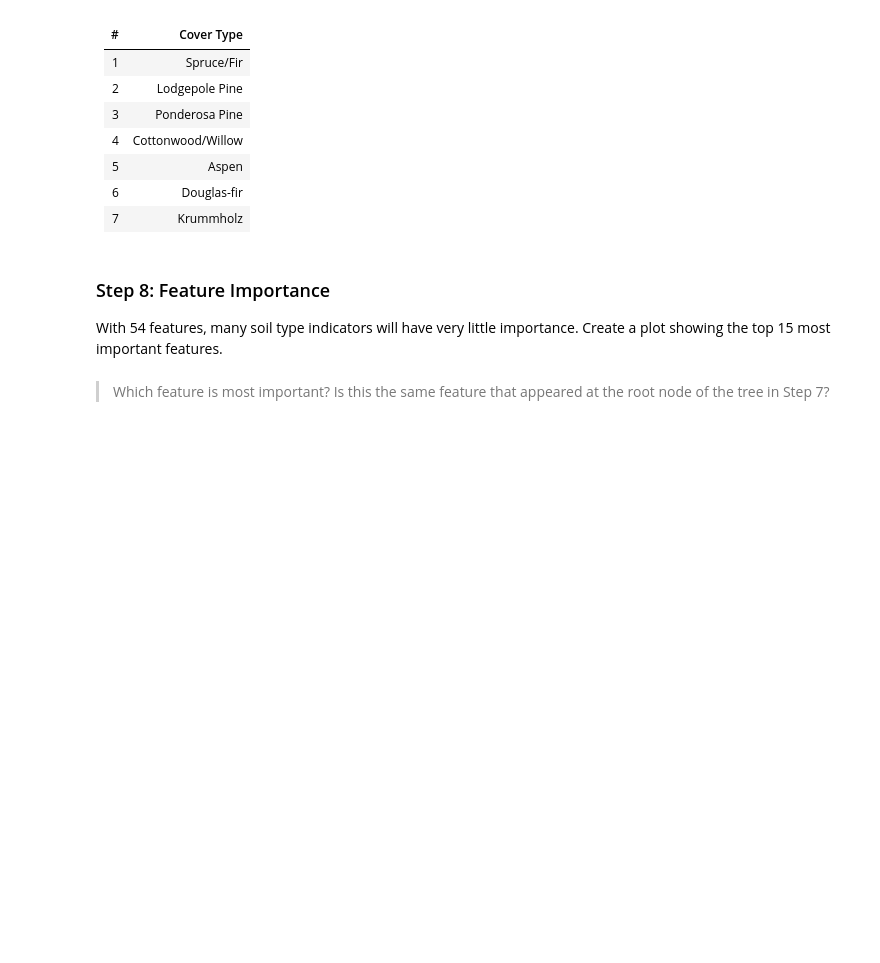
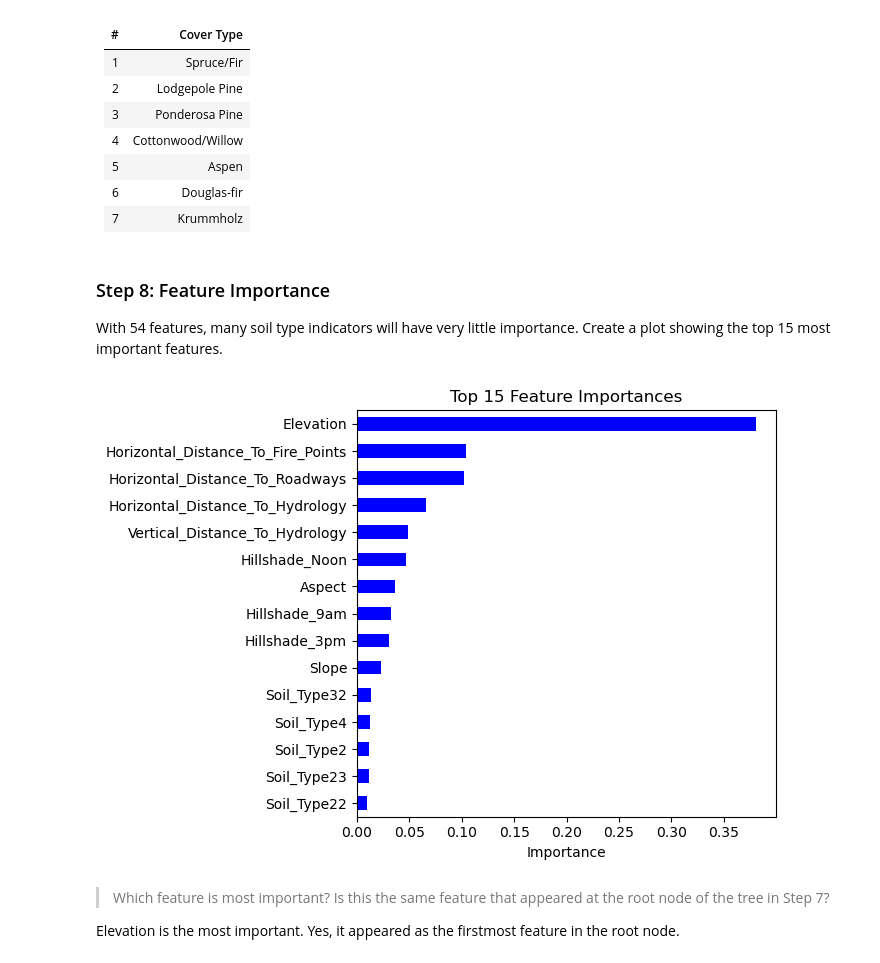
Before and after one commit to pfnorton39/weekly-lab-templates, a Jupyter notebook: lab6/lab6.ipynb, the cells around one changed output. Cells and saved outputs as stored; diff of their text form; code cells hidden in the pictures; blank space fills up the shorter version.

```diff
--- a/lab6/lab6.ipynb
+++ b/lab6/lab6.ipynb
@@ -164,12 +240,17 @@ df.iloc[2067][['Elevation', 'Aspect', 'Slope', 'Horizontal_Distance_To_Hydrology
 
 With 54 features, many soil type indicators will have very little importance. Create a plot showing the top 15 most important features.
 # %%
-
+feat_imp = pd.Series(dt_best.feature_importances_,
+index = features).sort_values(ascending=False)
 plt.figure(figsize=(7, 5))
 feat_imp.head(15).sort_values().plot(kind='barh', color='blue')
 plt.xlabel('Importance')
 plt.title('Top 15 Feature Importances')
 plt.tight_layout()
 plt.show()
+# %% [output]
+[figure, added]
 # %% [markdown]
 > Which feature is most important? Is this the same feature that appeared at the root node of the tree in Step 7?
+
+Elevation is the most important. Yes, it appeared as the firstmost feature in the root node.
```
Also changed, not shown: parts of 10 cells of this notebook.
